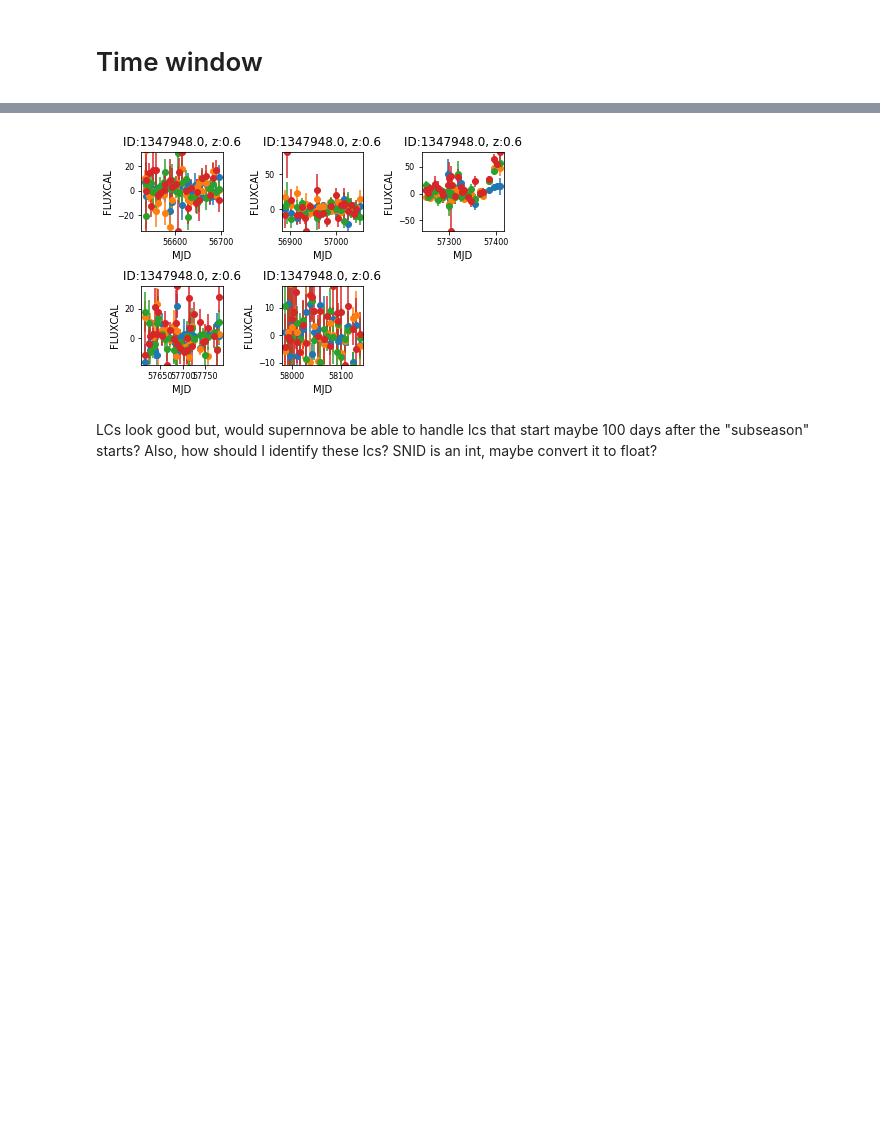
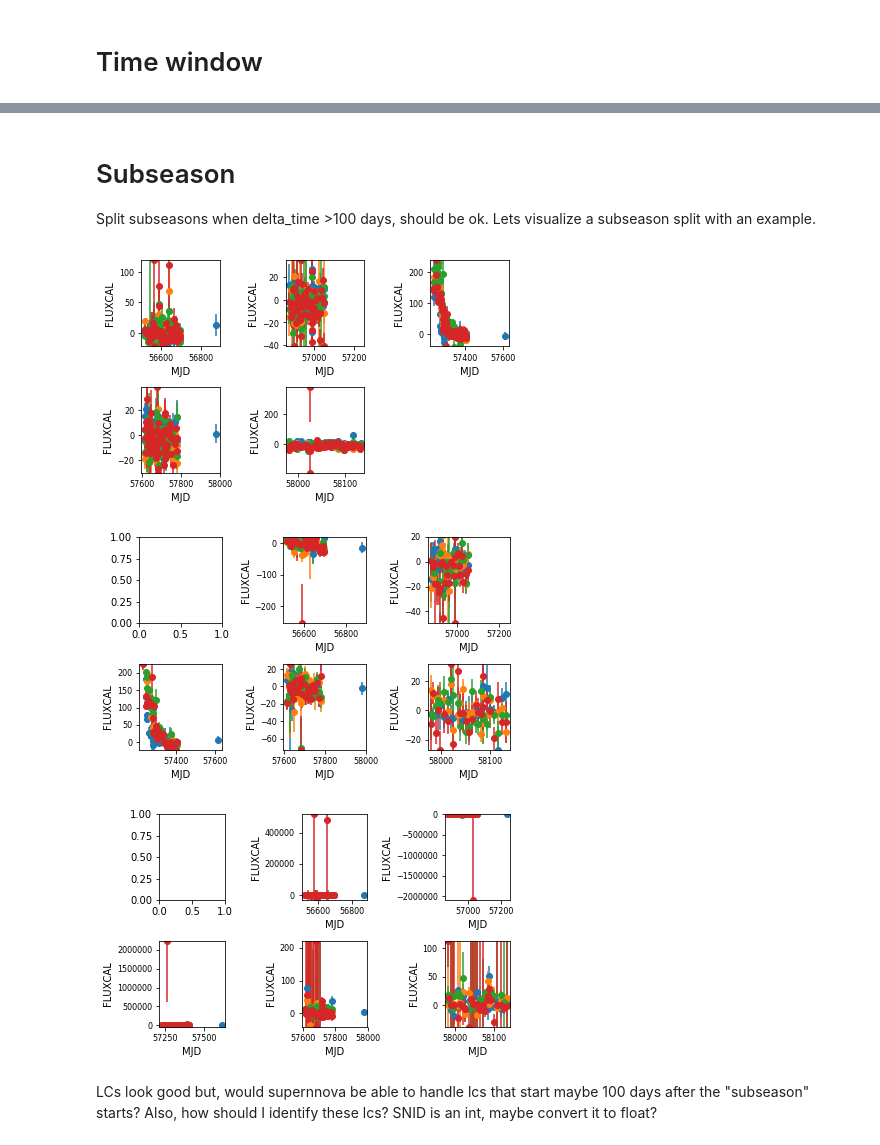
Before and after one commit to supernnova/DES_SNN, a Jupyter notebook: notebooks/data_skimming_options.ipynb, the cells around one changed output, grey strips where cells are left out. Saved outputs shown, nothing was run; the diff lists cells and outputs as text; code cells hidden in the pictures; blank space fills up the shorter version.

```diff
--- a/notebooks/data_skimming_options.ipynb
+++ b/notebooks/data_skimming_options.ipynb
@@ -151,3 +210,0 @@ vu.plot_single_lc(dummy,1347948,ax)
-# %%
-subseason = [0] + dummy.index[dummy['delta_time'] >100].tolist() + [len(dummy)]
-subseason
@@ -160,0 +211,3 @@ for i in range(len(subseason)-1):
+# %%
+df_fake = compute_delta_time(df_fake.copy())
+df_real = compute_delta_time(df_real.copy())
@@ -160,0 +217,3 @@ for i in range(len(subseason)-1):
+# %%
+df_fake['delta_trigger'] = df_fake['MJD']-df_fake['PRIVATE(DES_mjd_trigger)']
+df_fake['trigger_window']=df_fake["delta_trigger"].apply(lambda x: True if (x>0 and x<70) else (True if (x<=0 and x>-30) else False))
@@ -160,0 +222,13 @@ for i in range(len(subseason)-1):
+# %%
+# plot some fake light-curves w/wo time window
+list_SNIDs = [df_fake['SNID'].unique()[i] for i in sorted(random.sample(range(len(df_fake['SNID'].unique())),4))]
+for i in range(4):
+    fig = plt.figure()
+    ax = plt.subplot(2,1,1)
+    vu.plot_single_lc(df_fake,list_SNIDs[i],ax,plot_peak=True)
+    ax = plt.subplot(2,1,2)
+    df_fake_tmp = df_fake[df_fake["trigger_window"]==True]
+    vu.plot_single_lc(df_fake_tmp,list_SNIDs[i],ax,plot_peak=True)
+    fig.tight_layout()
+    fig.subplots_adjust(top=0.88)
+    plt.savefig(f"../dumps/general_figures/fake_lcs_w_wo_triggerwindow_{i}.png")
@@ -161,12 +240,27 @@ for i in range(len(subseason)-1):
+# %% [markdown]
+# Subseason
+Split subseasons when delta_time >100 days, should be ok. Lets visualize a subseason split with an example.
 # %%
-fig = plt.figure()
-for i in range(len(dic_dummy)):
-    ax = plt.subplot(2,3,i+1)
-    vu.plot_single_lc(dic_dummy[i],dic_dummy[i]["SNID"].unique()[0],ax,plot_peak=False)
-fig.tight_layout()
-fig.subplots_adjust(top=0.88)
+# example of subseason split
+for i in range(3):
+    sid = df_fake["SNID"].unique()[i]
+    dummy = df_fake[ (df_fake['SNID']==sid)]
+    subseason = [dummy.index[0]] + dummy.index[dummy['delta_time'] >100].tolist() + [dummy.index[-1]]
+    dic_dummy = {}
+    for i in range(len(subseason)-1):
+        dic_dummy[i] = dummy.loc[subseason[i]:subseason[i+1]]
+    fig = plt.figure()
+    for i in range(len(dic_dummy)):
+        ax = plt.subplot(2,3,i+1)
+        vu.plot_single_lc(dic_dummy[i],sid,ax,plot_peak=False, no_title=True)
+    fig.tight_layout()
+    fig.subplots_adjust(top=0.88)
+    plt.savefig(f"../dumps/general_figures/fake_lcs_subseason_{i}.png")
+    del fig
 # %% [output]
-[figure, old version]
+[figure, new version]
+[figure, added]
+[figure, added]
 # %% [markdown]
 LCs look good but, would supernnova be able to handle lcs that start maybe 100 days after the "subseason" starts?
 Also, how should I identify these lcs? SNID is an int, maybe convert it to float?
```
Also changed, not shown: parts of 31 cells of this notebook, 5 other files.
